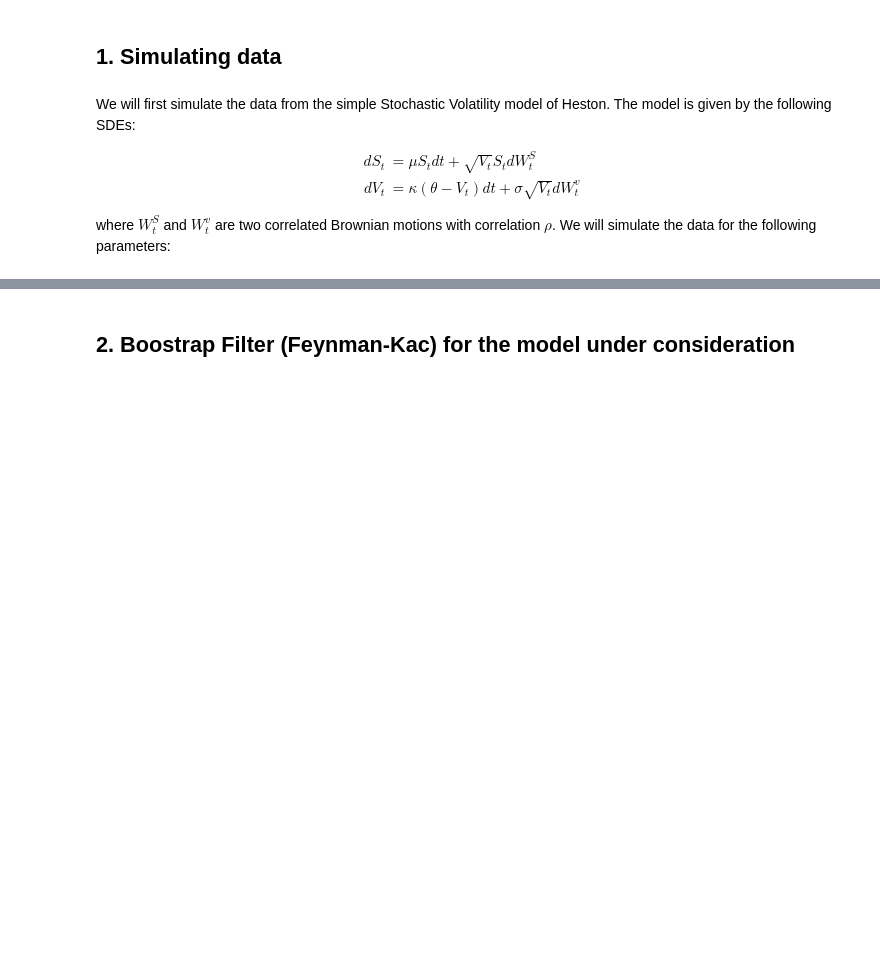
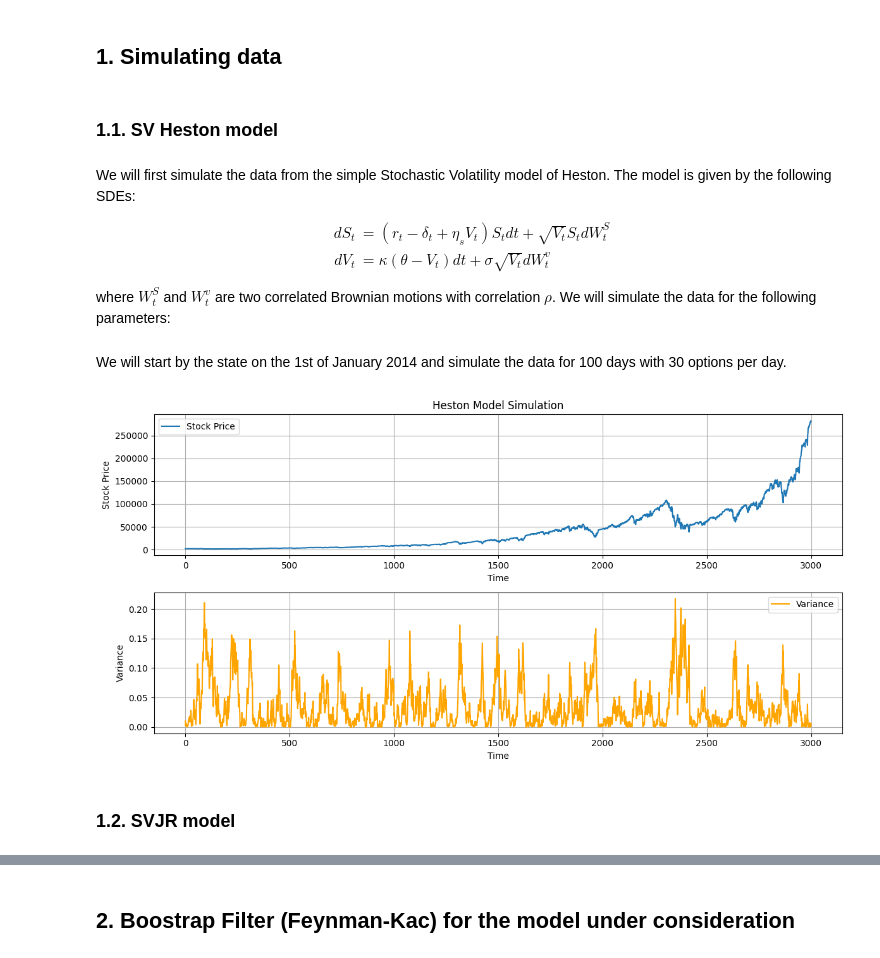
Before and after one commit to essalihanasse/ParticleMCMC, a Jupyter notebook: PMCMC_for_asset_pricing.ipynb, the cells around one changed output, grey strips where cells are left out. Cells and saved outputs as stored; diff of their text form; code cells hidden in the pictures; blank space fills up the shorter version.

Commit message:
Simulation in progress

```diff
--- a/PMCMC_for_asset_pricing.ipynb
+++ b/PMCMC_for_asset_pricing.ipynb
@@ -8,37 +8,67 @@ import matplotlib.pyplot as plt
 import simulation
 # %% [markdown]
 ## 1. Simulating data
+# %% [markdown]
+### 1.1. SV Heston model
 # %% [markdown]
 We will first simulate the data from the simple Stochastic Volatility model of Heston. The model is given by the following SDEs:
 
 $$
 \begin{aligned}
-dS_t &= \mu S_t dt + \sqrt{V_t} S_t dW_t^S \\
+dS_t &= (r_t - \delta_t + \eta_s V_t) S_t dt + \sqrt{V_t} S_t dW_t^S \\
 dV_t &= \kappa (\theta - V_t) dt + \sigma \sqrt{V_t} dW_t^v
 \end{aligned}
 $$
 
 where $W_t^S$ and $W_t^v$ are two correlated Brownian motions with correlation $\rho$. We will simulate the data for the following parameters:
+# %% [markdown]
+We will start by the state on the 1st of January 2014 and simulate the data for 100 days with 30 options per day.
+# %%
+# Params
+S0 = 1824.36
+V0 = 0.01
+T = 100 # Time in days
+N = 3000 # 30 options per day
+
+r = 0.03
+delta = 0.0509
+
+# Params from the article
+kappa = 1.6999
+theta = 0.0334
+sigma = 0.3715
+rho = -0.9085
+eta_s = 2.6623
+eta_v = 1.1156
+
+simuSV = simulation.SimulationSV(kappa, theta, sigma, rho, eta_s, eta_v)
+
+# Simulate
+S, V = simuSV.SV_heston(S0, V0, r, delta, T, N)
 # %%
-# Simulate
-time, S, V = simulate_heston(S0, V0, mu, kappa, theta, sigma, rho, T, N, dt)
+# time
+time = [i for i in range(N+1)]
 
 # Plot results
 plt.figure(figsize=(12, 6))
 plt.subplot(2, 1, 1)
 plt.plot(time, S, label="Stock Price")
 plt.title("Heston Model Simulation")
 plt.xlabel("Time")
 plt.ylabel("Stock Price")
 plt.grid()
 plt.legend()
 
 plt.subplot(2, 1, 2)
 plt.plot(time, V, label="Variance", color="orange")
 plt.xlabel("Time")
 plt.ylabel("Variance")
 plt.grid()
 plt.legend()
 
 plt.tight_layout()
 plt.show()
+# %% [output]
+[figure, added]
+# %% [markdown]
+### 1.2. SVJR model
```
Also changed, not shown: parts of 6 cells of this notebook, 3 other files.
